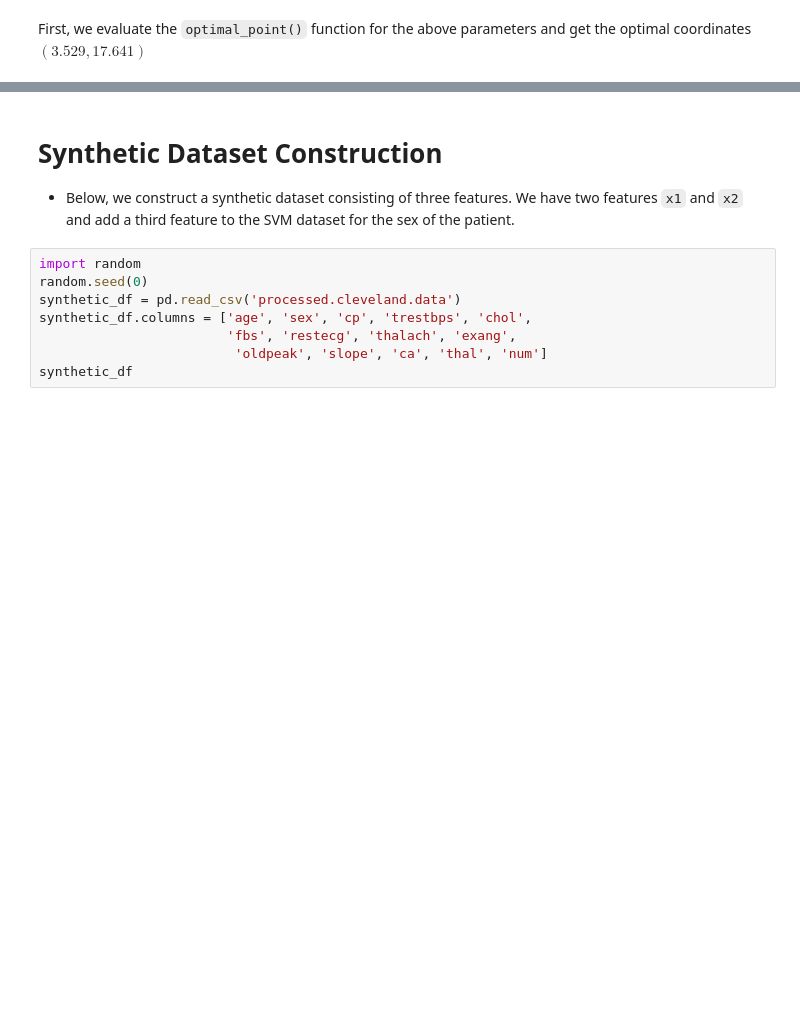
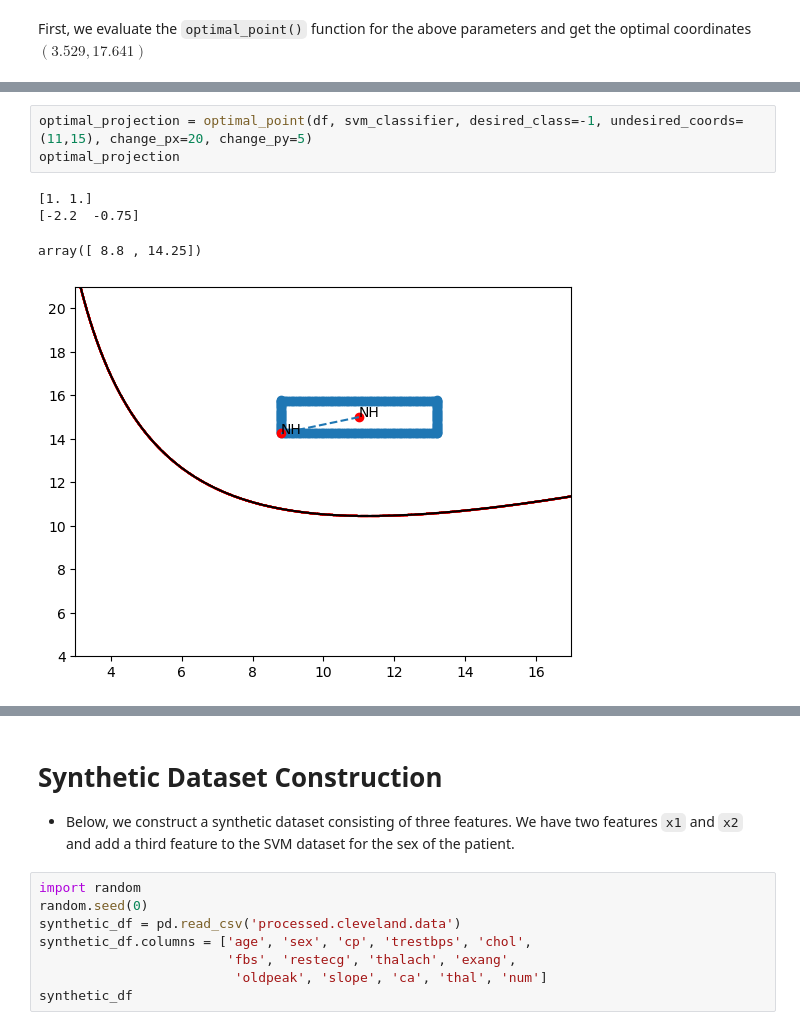
Before and after one commit to dsin85691/SSBA_For_Counterfactuals, a Jupyter notebook: research_notebook.ipynb, the cells around one changed output, grey strips where cells are left out. Drawn from its saved outputs; the diff is of its cells as text; blank space fills up the shorter version.

```diff
--- a/research_notebook.ipynb
+++ b/research_notebook.ipynb
@@ -359,0 +379,8 @@ array([ 4.31103123, 17.83549819])
+# %%
+optimal_projection = optimal_point(df, svm_classifier, desired_class=-1, undesired_coords=(11,15), change_px=20, change_py=5)
+optimal_projection
+# %% [output]
+[1. 1.]
+[-2.2  -0.75]
+array([ 8.8 , 14.25])
+[figure, added]
```
Also changed, not shown: parts of 75 cells of this notebook, 2 other files.
